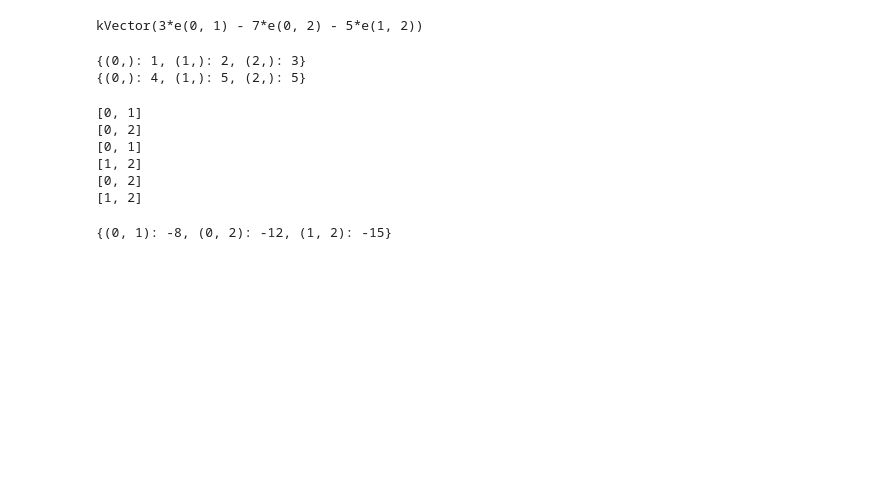
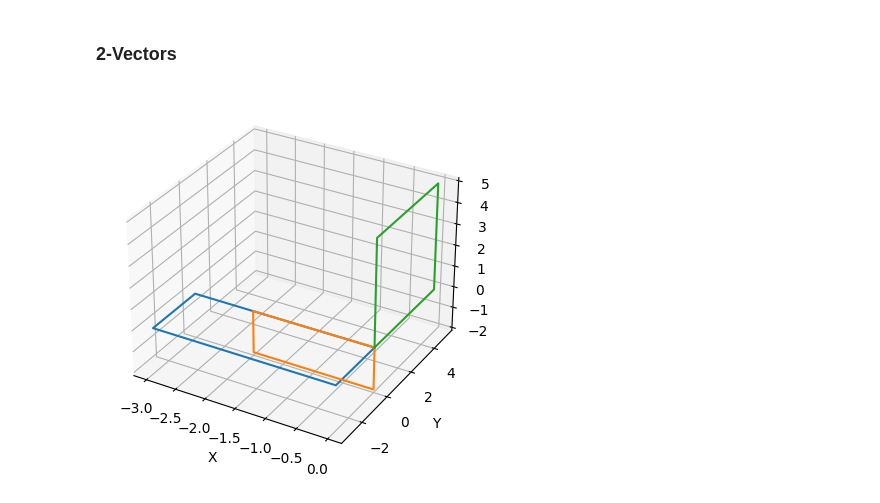
Before and after one commit to MouseAndKeyboard/geometry, a Jupyter notebook: notebooks/kvectors.ipynb, the cells around one changed output. Saved outputs shown, nothing was run; the diff lists cells and outputs as text; code cells hidden in the pictures; blank space fills up the shorter version.

```diff
--- a/notebooks/kvectors.ipynb
+++ b/notebooks/kvectors.ipynb
@@ -14,28 +77,10 @@ from discrete_diff_geo.k_vector import kVector
+# %% [markdown]
+### 2-Vectors
 # %%
 u = kVector(np.array([1, 2, 3]))
-v = kVector(np.array([4, 5, 5]))
+v = kVector(np.array([2, 1, 4]))
 
-
-
-u.wedge(v)
+w = u.wedge(v)
+w.plot()
 # %% [output]
-kVector(3*e(0, 1) - 7*e(0, 2) - 5*e(1, 2))
+[figure, added]
-# %%
-print(kv.coefficients)
-print(kv2.coefficients)
-# %% [output]
-{(0,): 1, (1,): 2, (2,): 3}
-{(0,): 4, (1,): 5, (2,): 5}
-# %%
-kvwkv2 = kv.wedge(kv2)
-# %% [output]
-[0, 1]
-[0, 2]
-[0, 1]
-[1, 2]
-[0, 2]
-[1, 2]
-# %%
-kvwkv2.coefficients
-# %% [output]
-{(0, 1): -8, (0, 2): -12, (1, 2): -15}
```
Also changed, not shown: parts of 16 cells of this notebook, 3 other files.
